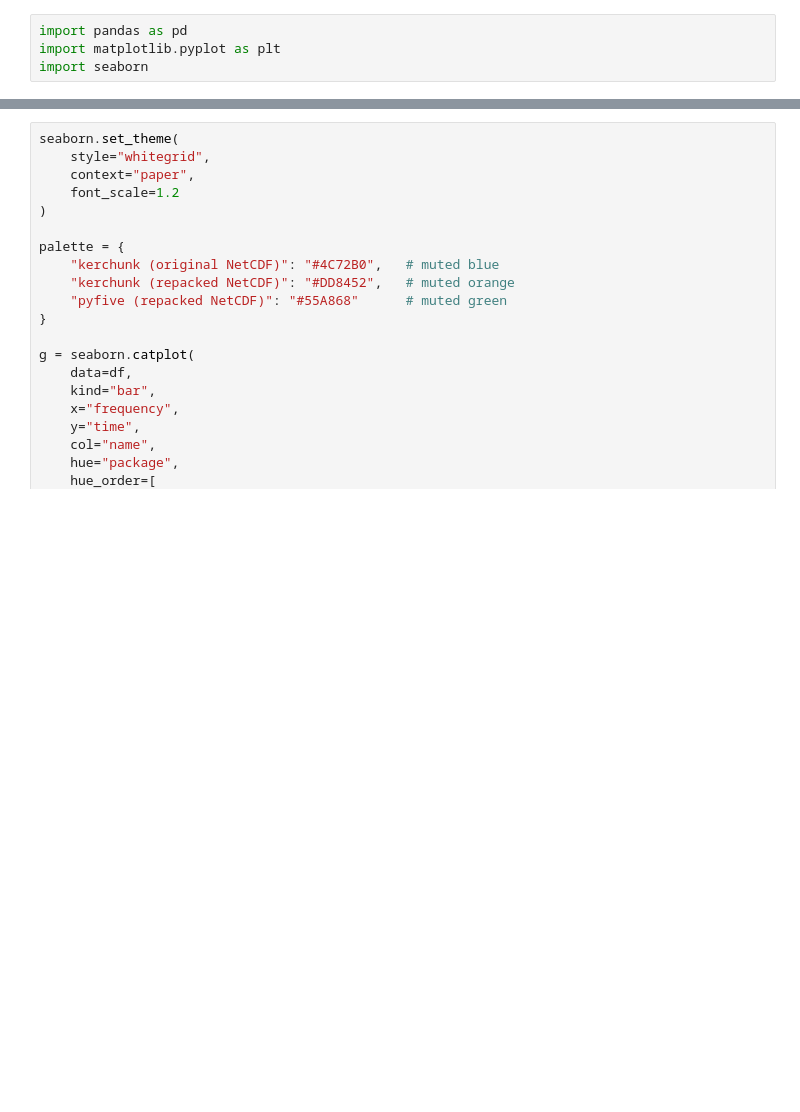
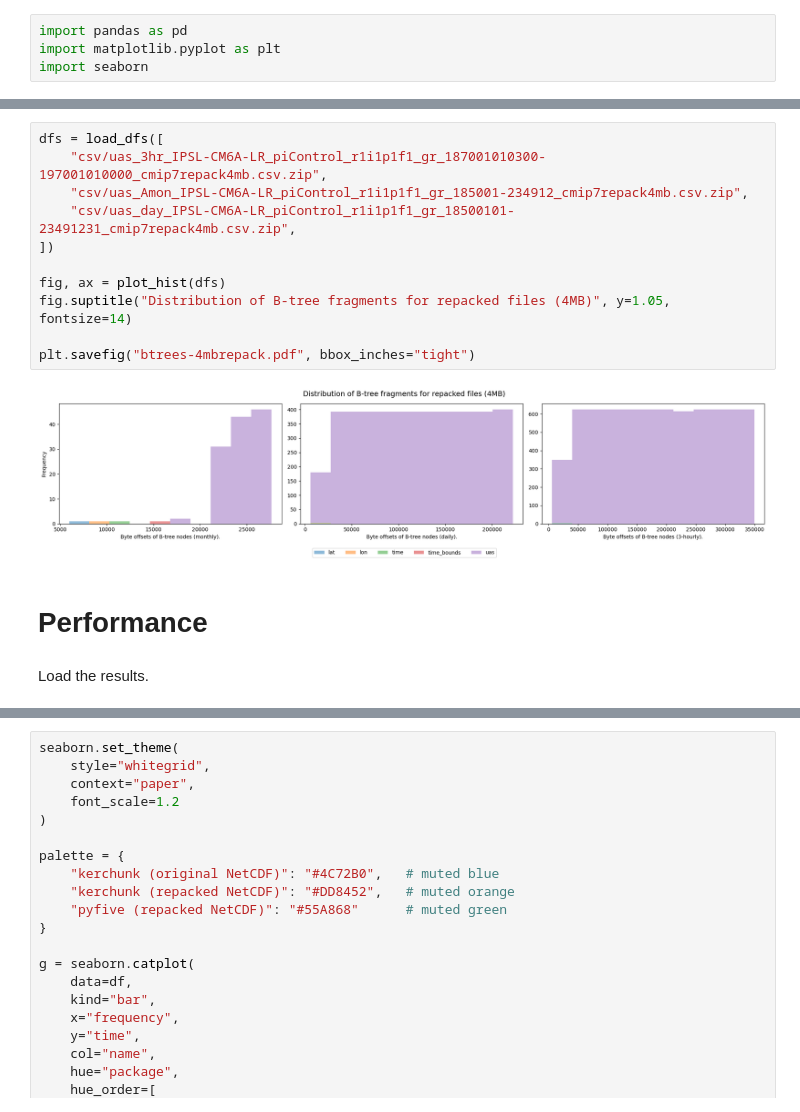
Before and after one commit to zequihg50/new-insights-netcdf, a Jupyter notebook: results.ipynb, the cells around one changed output, grey strips where cells are left out. Saved outputs shown, nothing was run; the diff lists cells and outputs as text; blank space fills up the shorter version.

```diff
--- a/results.ipynb
+++ b/results.ipynb
@@ -5,2 +49,19 @@ import seaborn
+# %%
+dfs = load_dfs([
+    "csv/uas_3hr_IPSL-CM6A-LR_piControl_r1i1p1f1_gr_187001010300-197001010000_cmip7repack4mb.csv.zip",
+    "csv/uas_Amon_IPSL-CM6A-LR_piControl_r1i1p1f1_gr_185001-234912_cmip7repack4mb.csv.zip",
+    "csv/uas_day_IPSL-CM6A-LR_piControl_r1i1p1f1_gr_18500101-23491231_cmip7repack4mb.csv.zip",
+])
+
+fig, ax = plot_hist(dfs)
+fig.suptitle("Distribution of B-tree fragments for repacked files (4MB)", y=1.05, fontsize=14)
+
+plt.savefig("btrees-4mbrepack.pdf", bbox_inches="tight")
+# %% [output]
+[figure, added]
+# %% [markdown]
+# Performance
+# %% [markdown]
+Load the results.
 # %%
 df = pd.read_csv("results.csv")
```
Also changed, not shown: parts of 8 cells of this notebook, 12 other files.
